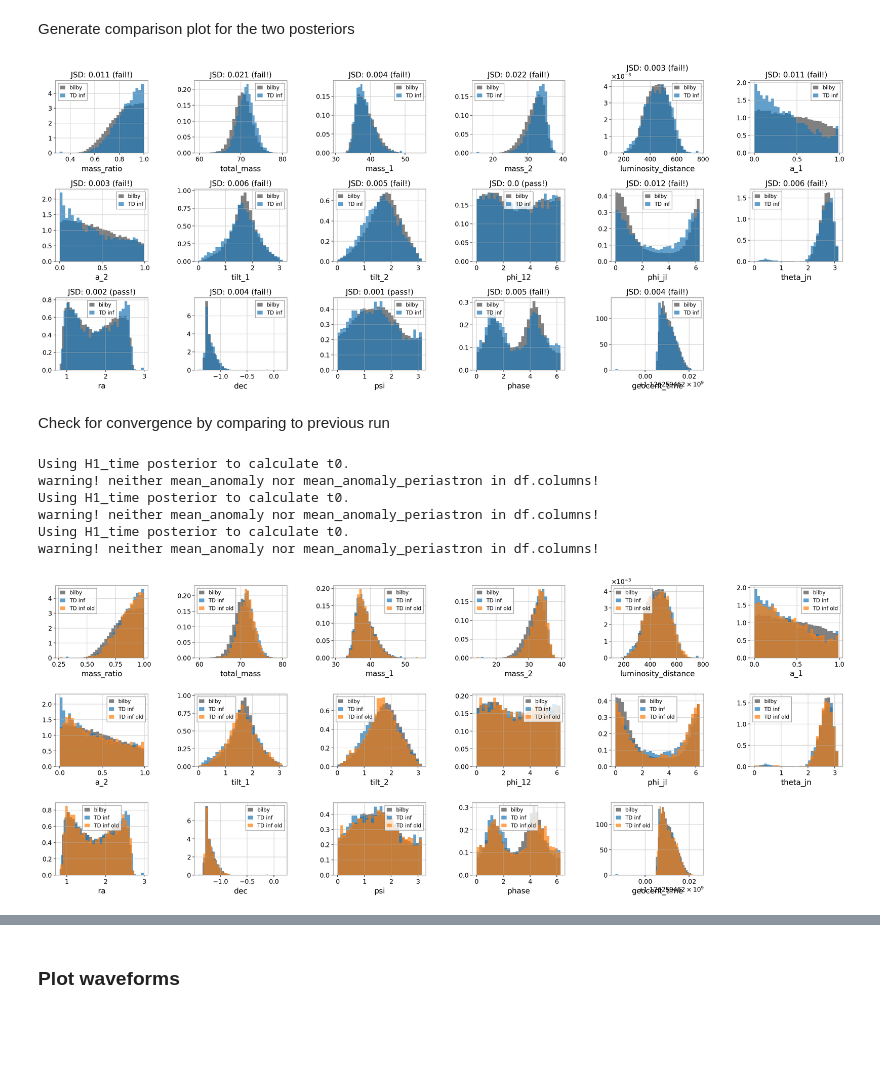
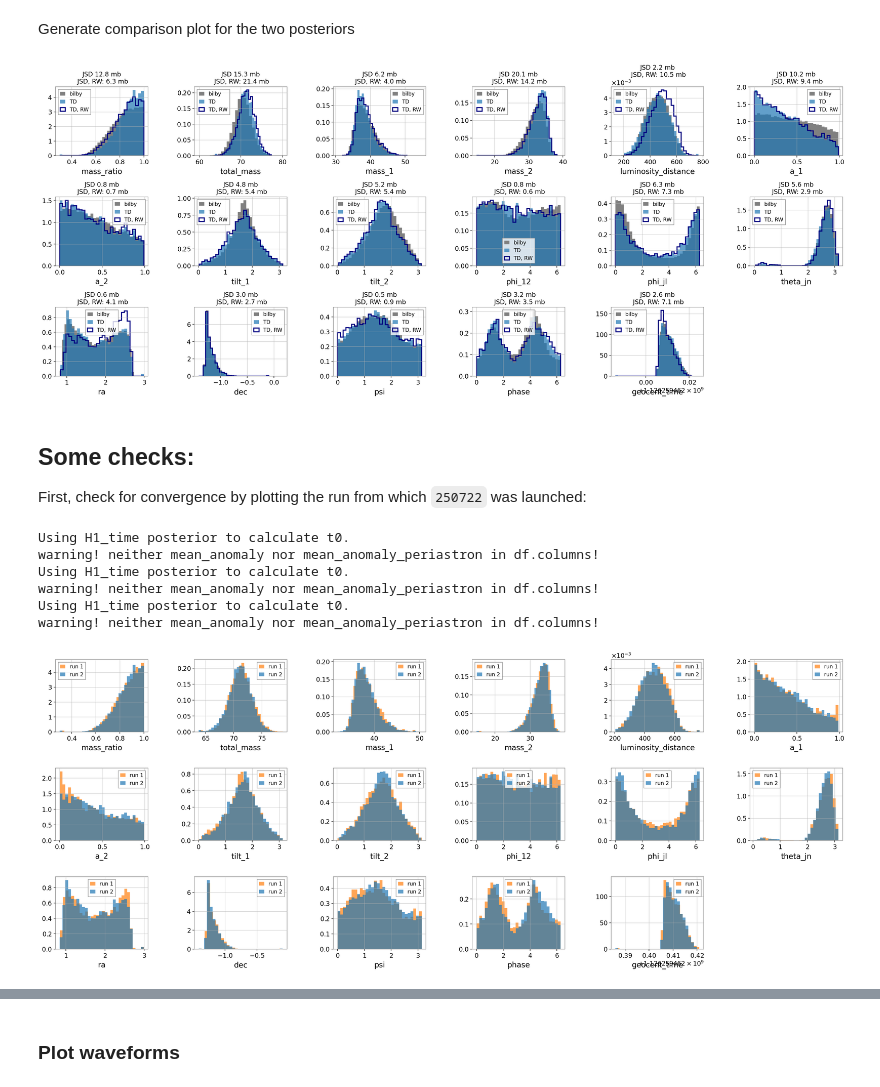
Before and after one commit to simonajmiller/tdinf, a Jupyter notebook: review/GW150914_IMRPhenomXPHM/plot_result.ipynb, the cells around one changed output, grey strips where cells are left out. Saved outputs shown, nothing was run; the diff lists cells and outputs as text; code cells hidden in the pictures; blank space fills up the shorter version.

Commit message:
review-ready results for GW150914

```diff
--- a/review/GW150914_IMRPhenomXPHM/plot_result.ipynb
+++ b/review/GW150914_IMRPhenomXPHM/plot_result.ipynb
@@ -63,0 +112,9 @@ FD_posterior = FD_result['C01:IMRPhenomXPHM']['posterior_samples']
+# %%
+# Calculate the effective number of samples
+from scipy.special import logsumexp
+logwts = np.log(weights)
+logneff = logsumexp(logwts) * 2 - logsumexp(logwts * 2)
+neff = np.exp(logneff)
+
+print('total samples:', len(weights))
+print('effective samples:', neff)
@@ -171,36 +209,27 @@ for k, ax in zip(key_transform.keys(), axes.flatten()):
 
     hist_kws = dict(density=True, bins=30)
     ax.hist(FD_posterior[k], **hist_kws, color='gray',label='bilby')
-    ax.hist(TD_posterior[key_transform[k]], **hist_kws,  alpha=0.7, label='TD inf')
-
+    ax.hist(TD_posterior[key_transform[k]], **hist_kws, color='C0', alpha=0.7, label='TD')
+    ax.hist(TD_posterior[key_transform[k]], **hist_kws, weights=weights, histtype='step', color='navy', lw=2, label='TD, RW')
     ax.set_xlabel(k)
     ax.legend(fontsize=10)
 
-    JS = round(JSD_dict[k], 3)
-    if JS <= 0.002:
-        ax.set_title('JSD: '+str(JS)+' (pass!)')
-    else:
-        ax.set_title('JSD: '+str(JS)+' (fail!)')
+    JS = round(JSD_dict[k]['td prior']*1e3, 1)
+    JS_rw = round(JSD_dict[k]['fd prior']*1e3, 1)
+    ax.set_title('JSD '+str(JS)+' mb\n JSD, RW: '+str(JS_rw)+' mb', fontsize=12)
 
-plt.subplots_adjust(hspace=0.5, wspace=0.5)
+plt.subplots_adjust(hspace=0.6, wspace=0.5)
 axes[-1][-1].set_visible(False)
 plt.show()
 # %% [output]
-[figure, old version]
+[figure, new version]
 # %% [markdown]
-Check for convergence by comparing to previous run
+## Some checks:
+
+First, check for convergence by plotting the run from which `250722` was launched:
 # %%
-run2 = '250715_output'
-
-# Load in the result
-TD_result2 = group_postprocess.load_run_settings_from_directory(
-    'output/'+run2,
-    filename_dict={'full':'full_0.0seconds'}
-)
-
-# Extract the posterior
-TD_posterior2 = TD_result2['dfs']['full']
-TD_posterior2['polarization'] = TD_posterior2['polarization'] % np.pi
+run2 = '250721_output_longer_seg'
+TD_posterior2 = load_TD_results(run2)[0]
 # %% [output]
 Using H1_time posterior to calculate t0.
 warning! neither mean_anomaly nor mean_anomaly_periastron in df.columns!
@@ -211,18 +240,17 @@ warning! neither mean_anomaly nor mean_anomaly_periastron in df.columns!
 # %%
 fig, axes = plt.subplots(nrows=3, ncols=6, figsize=(27,10))
 
 for k, ax in zip(key_transform.keys(), axes.flatten()):
 
     hist_kws = dict(density=True, bins=30)
-    ax.hist(FD_posterior[k], **hist_kws, color='gray',label='bilby')
-    ax.hist(TD_posterior[key_transform[k]], **hist_kws,  alpha=0.7, label='TD inf')
-    ax.hist(TD_posterior2[key_transform[k]], **hist_kws,  alpha=0.7, label='TD inf old')
+    ax.hist(TD_posterior2[key_transform[k]], **hist_kws, color='C1', alpha=0.7, label='run 1')
+    ax.hist(TD_posterior[key_transform[k]], **hist_kws, color='C0', alpha=0.7, label='run 2')
 
     ax.set_xlabel(k)
     ax.legend(fontsize=10)
 
 plt.subplots_adjust(hspace=0.5, wspace=0.5)
 axes[-1][-1].set_visible(False)
 plt.show()
 # %% [output]
-[figure, old version]
+[figure, new version]
```
Also changed, not shown: parts of 27 cells of this notebook, 14 other files.
